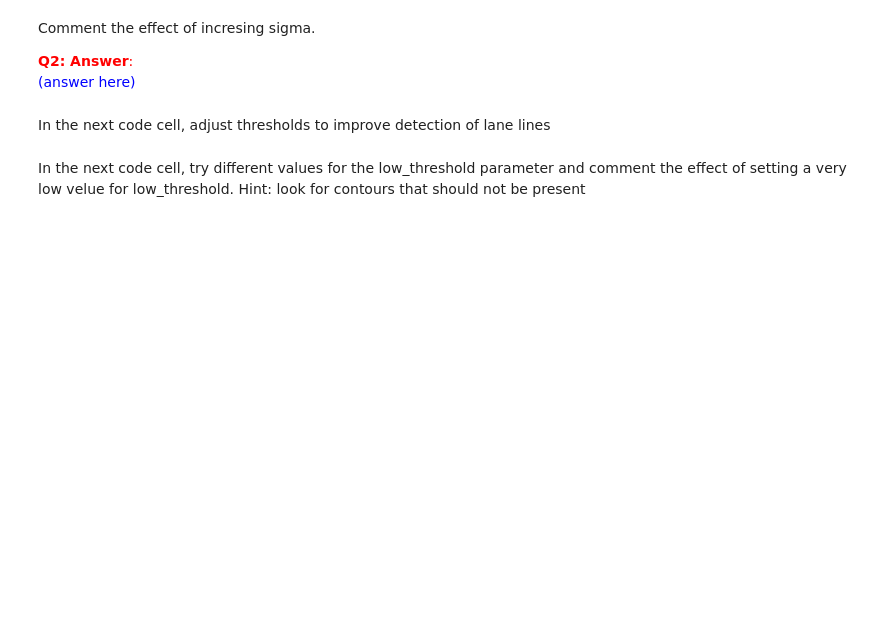
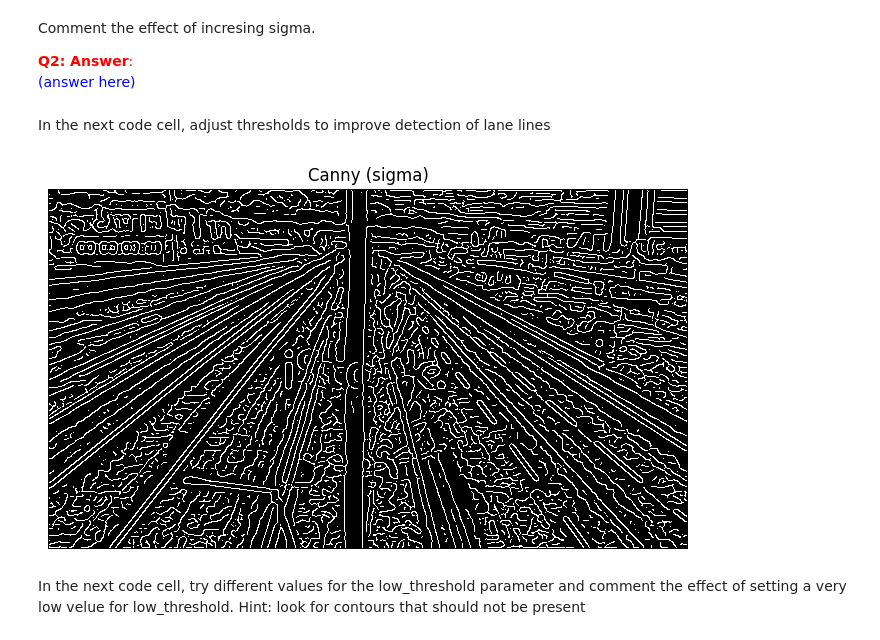
Before and after one commit to enricrp8/cvdl-labs, a Jupyter notebook: Lab1/CVDL_Lines_1-v3.ipynb, the cells around one changed output. Drawn from its saved outputs; the diff is of its cells as text; code cells hidden in the pictures; blank space fills up the shorter version.

```diff
--- a/Lab1/CVDL_Lines_1-v3.ipynb
+++ b/Lab1/CVDL_Lines_1-v3.ipynb
@@ -184,10 +218,12 @@ In the next code cell, adjust thresholds to improve detection of lane lines
 # %%
 # Compute edges using canny with custom parameters. Adjust thresholds to improve detection of lane lines.
 sigma          = 2
-low_threshold  = # TODO 2
-high_threshold = # TODO 2
+low_threshold  = 0.3# TODO 2
+high_threshold = 0.7 # TODO 2
 edges = feature.canny(avg, sigma=sigma, low_threshold=low_threshold, high_threshold=high_threshold)
 display_image(edges, 'Canny (sigma)', size=1)
+# %% [output]
+[figure, added]
 # %% [markdown]
 In the next code cell, try different values for the low_threshold parameter and comment the effect of setting a very low velue for low_threshold. Hint: look for contours that should not be present
 # %%
```
Also changed, not shown: parts of 25 cells of this notebook, 16 other files.
